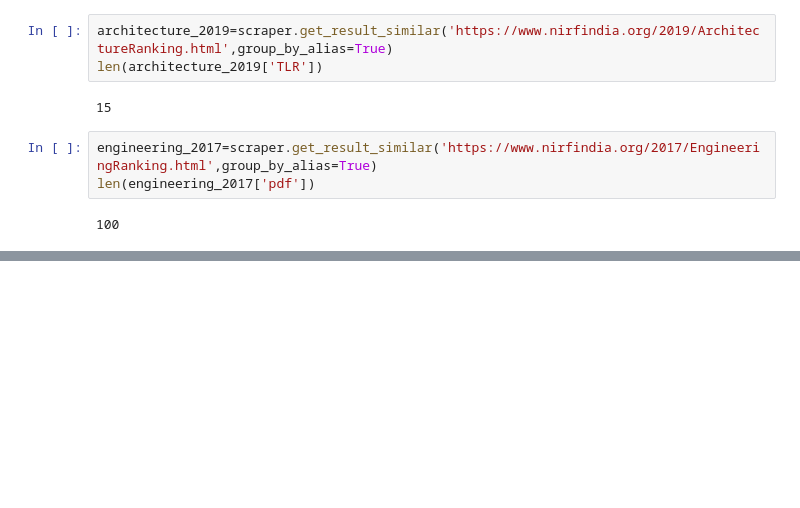
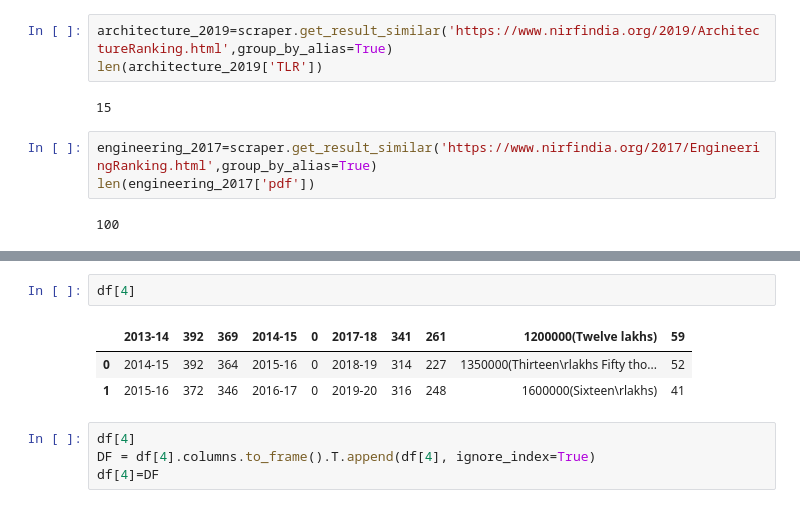
Before and after one commit to krishnaagarwal2001/Analysis-of-NIRF-Ranking, a Jupyter notebook: Data.ipynb, the cells around one changed output, grey strips where cells are left out. Saved outputs shown, nothing was run; the diff lists cells and outputs as text; blank space fills up the shorter version.

```diff
--- a/Data.ipynb
+++ b/Data.ipynb
@@ -149,0 +194,10 @@ len(engineering_2017['pdf'])
+# %%
+df[4]
+# %% [output]
+|  | 2013-14 | 392 | 369 | 2014-15 | 0 | 2017-18 | 341 | 261 | 1200000(Twelve lakhs) | 59 |
+| 0 | 2014-15 | 392 | 364 | 2015-16 | 0 | 2018-19 | 314 | 227 | 1350000(Thirteen\rlakhs Fifty tho... | 52 |
+| 1 | 2015-16 | 372 | 346 | 2016-17 | 0 | 2019-20 | 316 | 248 | 1600000(Sixteen\rlakhs) | 41 |
+# %%
+df[4]
+DF = df[4].columns.to_frame().T.append(df[4], ignore_index=True)
+df[4]=DF
```
Also changed, not shown: parts of 46 cells of this notebook, 4 other files.
